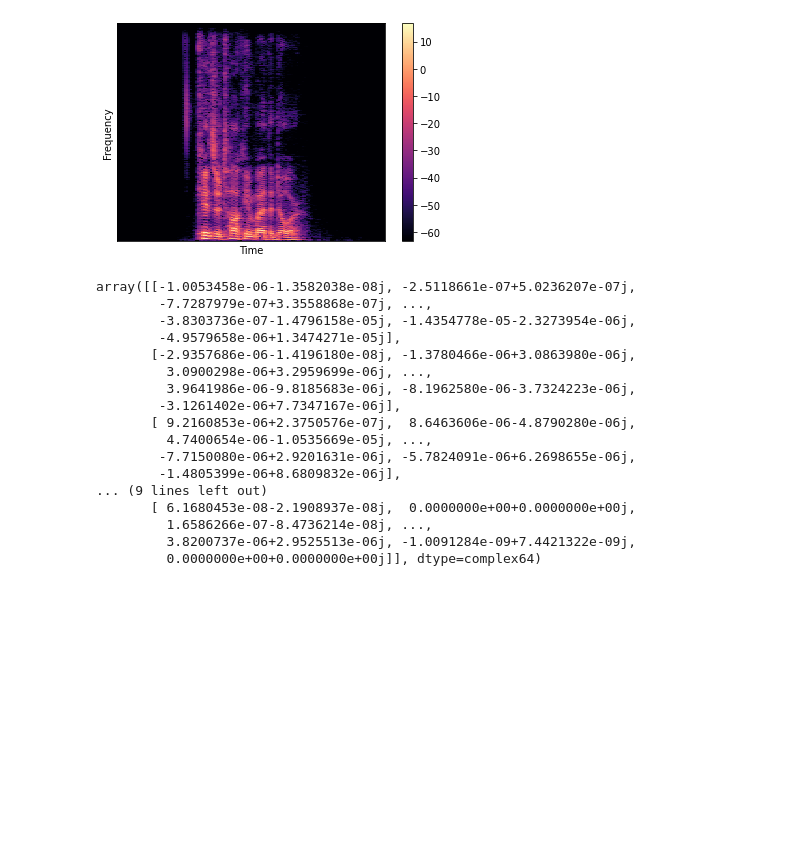
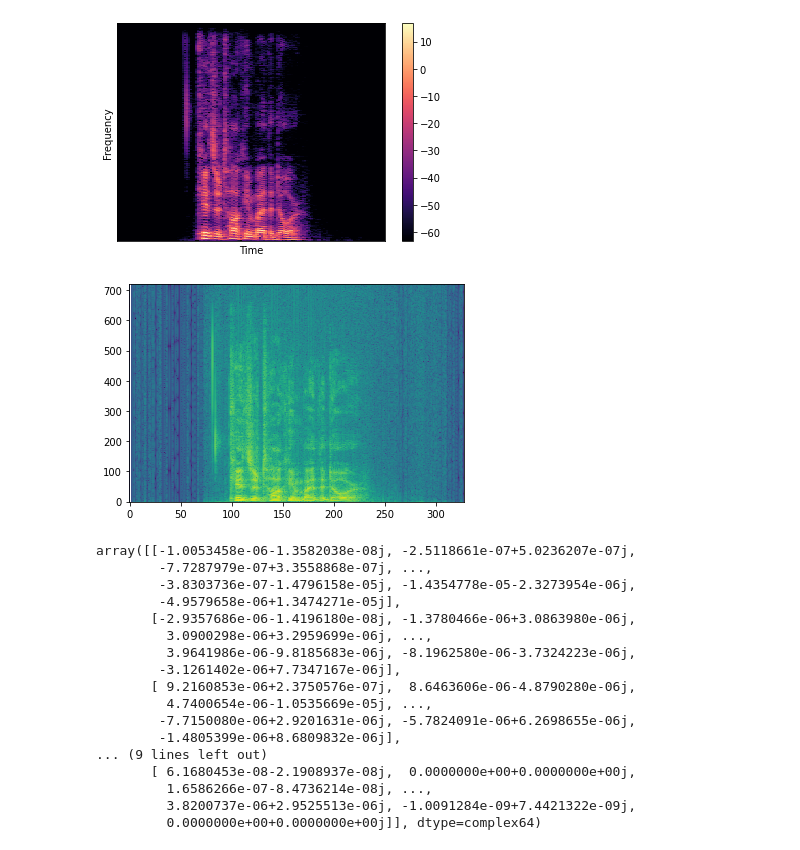
Before and after one commit to lorenanda/speech-emotion-recognition, a Jupyter notebook: preprocessing.ipynb, the cells around one changed output. Cells and saved outputs as stored; diff of their text form; code cells hidden in the pictures; blank space fills up the shorter version.

```diff
--- a/preprocessing.ipynb
+++ b/preprocessing.ipynb
@@ -76,5 +83,42 @@ plt.colorbar()
 plt.show()
 # %% [output]
 [figure]
+# %%
+# https://github.com/MITESHPUTHRANNEU/Speech-Emotion-Analyzer/blob/master/final_results_gender_test.ipynb
+
+import matplotlib.pyplot as plt
+import scipy.io.wavfile
+import numpy as np
+import sys
+
+
+samp_rate, x = scipy.io.wavfile.read('data/03-01-01-01-01-01-01.wav')
+
+## Parameters: 10ms step, 30ms window
+nstep = int(samp_rate * 0.01)
+nwin  = int(samp_rate * 0.03)
+nfft = nwin
+
+window = np.hamming(nwin)
+
+## will take windows x[n1:n2].  generate
+## and loop over n2 such that all frames
+## fit within the waveform
+nn = range(nwin, len(x), nstep)
+
+X = np.zeros( (len(nn), nfft//2) )
+
+for i,n in enumerate(nn):
+    xseg = x[n-nwin:n]
+    z = np.fft.fft(window * xseg, nfft)
+    X[i,:] = np.log(np.abs(z[:nfft//2]))
+
+plt.imshow(X.T, interpolation='nearest',
+    origin='lower',
+    aspect='auto')
+
+plt.show()
+# %% [output]
+[figure, added]
 # %%
 # constant-q transform (instead of stft)
```
Also changed, not shown: parts of 16 cells of this notebook.
